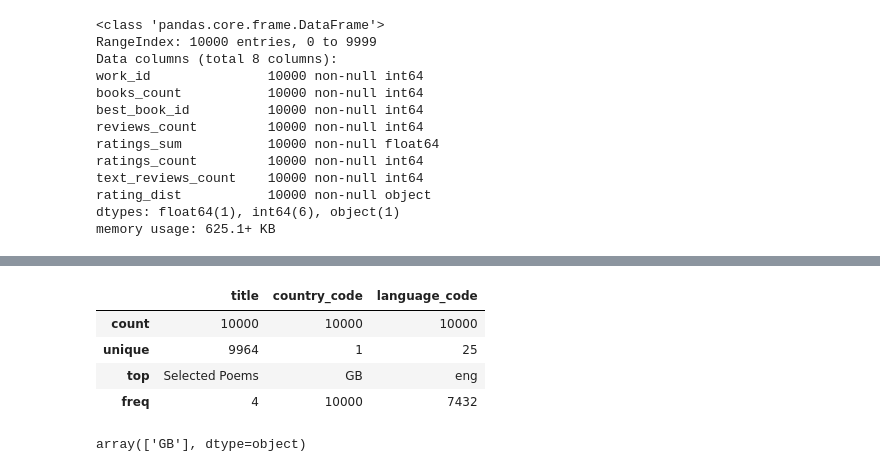
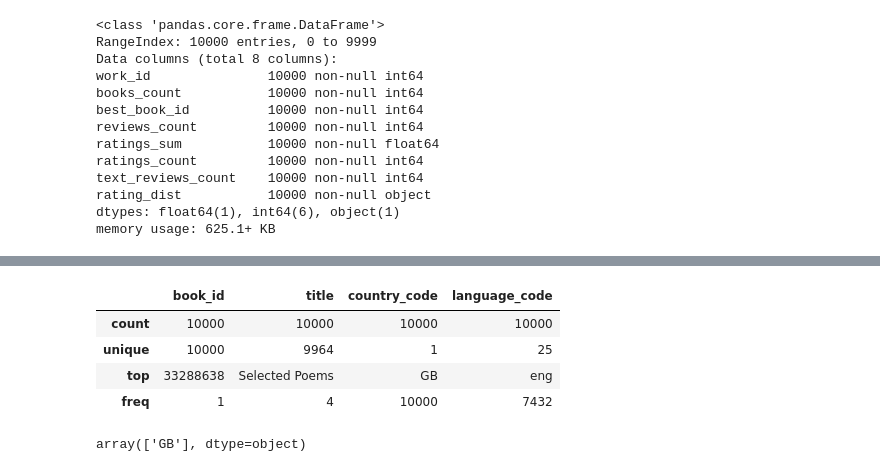
Before and after one commit to tpancier/Books_recommender_ML, a Jupyter notebook: Capstone 2 - EDA & ML.ipynb, the cells around one changed output, grey strips where cells are left out. Drawn from its saved outputs; the diff is of its cells as text; code cells hidden in the pictures.

```diff
--- a/Capstone 2 - EDA & ML.ipynb
+++ b/Capstone 2 - EDA & ML.ipynb
@@ -135,0 +122,8 @@ df_books_c.describe()
+# %%
+# Checking stats for each dataframe
+
+df_books_c['book_id'] = df_books_c['book_id'].astype(dtype='category')
+df_books_c['authors'] = df_books_c['authors'].astype(dtype='category')
+df_books_c['work_id'] = df_books_c['work_id'].astype(dtype='category')
+
+df_books_c.describe()
@@ -136,11 +140,11 @@ df_books_c.describe()
 # %%
-df_books_c[['title', 'country_code', 'language_code']].describe()
+df_books_c[['book_id', 'title', 'country_code', 'language_code']].describe()
 # %% [output]
-|  | title | country_code | language_code |
-| count | 10000 | 10000 | 10000 |
-| unique | 9964 | 1 | 25 |
-| top | Selected Poems | GB | eng |
-| freq | 4 | 10000 | 7432 |
+|  | book_id | title | country_code | language_code |
+| count | 10000 | 10000 | 10000 | 10000 |
+| unique | 10000 | 9964 | 1 | 25 |
+| top | 33288638 | Selected Poems | GB | eng |
+| freq | 1 | 4 | 10000 | 7432 |
 # %%
 df_books_c['country_code'].unique()
 # %% [output]
```
Also changed, not shown: parts of 36 cells of this notebook.
